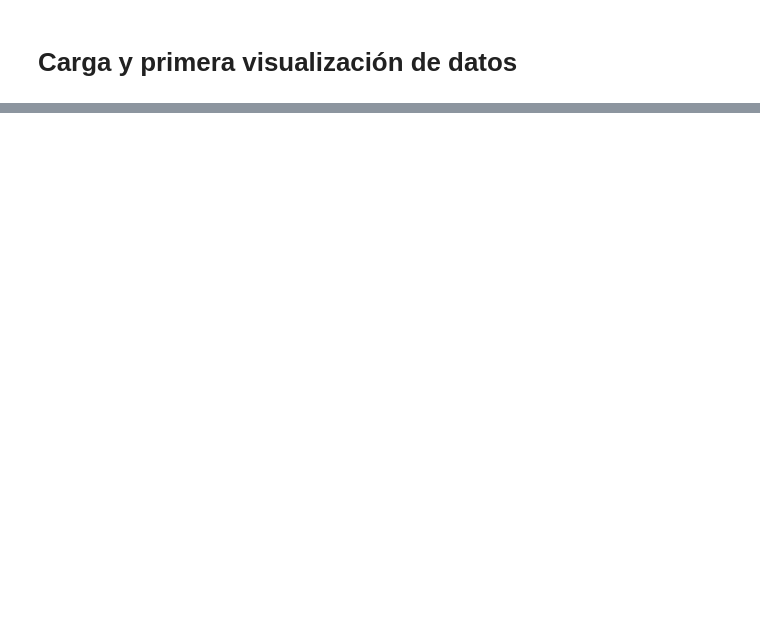
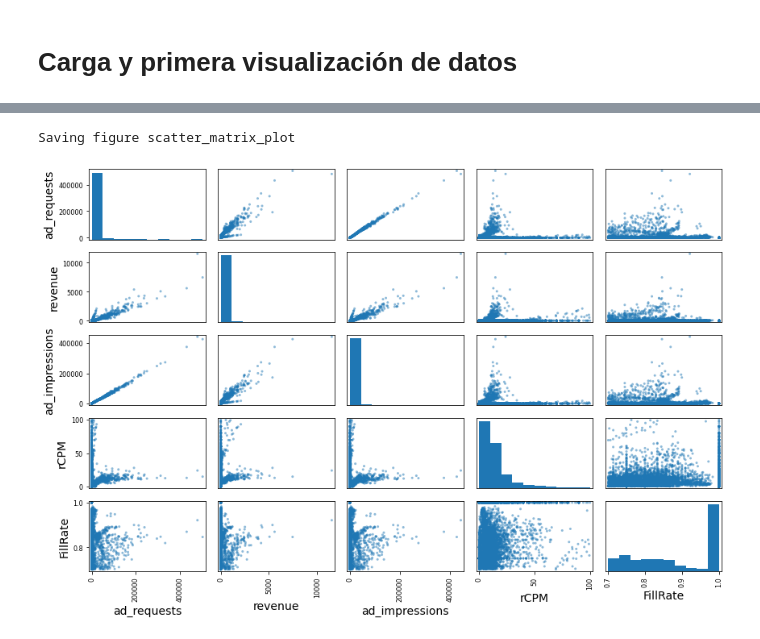
Before and after one commit to aaronjdigital/mlidigital, a Jupyter notebook: Newbase ML Reglas de Precio.ipynb, the cells around one changed output, grey strips where cells are left out. Drawn from its saved outputs; the diff is of its cells as text; code cells hidden in the pictures; blank space fills up the shorter version.

```diff
--- a/Newbase ML Reglas de Precio.ipynb
+++ b/Newbase ML Reglas de Precio.ipynb
@@ -1005,0 +155,14 @@ def plot_learning_curves(model, X, y):
+# %%
+# Filtrando solamente las instancias que tienen Fill Rate superior a 60%.
+# Se observam mejora en dispersión ad requests vs revenue.
+
+prulesaux70 = prules[prules['FillRate']>.70]
+prulesaux70 = prulesaux70[prulesaux70['rCPM']<100]
+from pandas.plotting import scatter_matrix
+
+attributes = ["ad_requests", "revenue", "ad_impressions", 'rCPM', 'FillRate']
+scatter_matrix(prulesaux70[attributes], figsize=(12, 8))
+save_fig("scatter_matrix_plot")
+# %% [output]
+Saving figure scatter_matrix_plot
+[figure, added]
```
Also changed, not shown: parts of 117 cells of this notebook.
